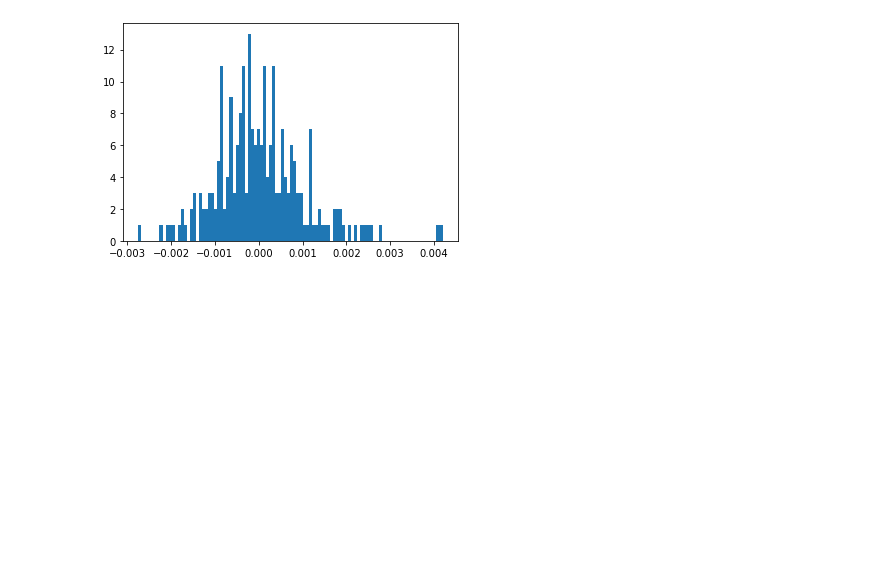
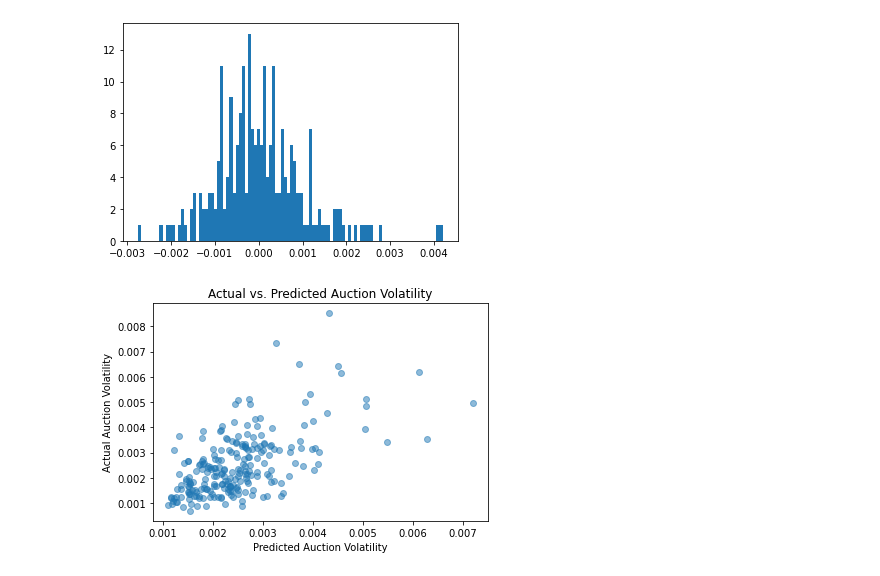
Before and after one commit to matthew-lim/Vanguard-Volatility-Project, a Jupyter notebook: EWMA_Models-1A,1B,1C.ipynb, the cells around one changed output. Saved outputs shown, nothing was run; the diff lists cells and outputs as text; code cells hidden in the pictures; blank space fills up the shorter version.

```diff
--- a/EWMA_Models-1A,1B,1C.ipynb
+++ b/EWMA_Models-1A,1B,1C.ipynb
@@ -256,6 +256,6 @@ volatility_df['volatility_ewma20_auction_1c'] = volatility_df['daily_volatility_
 # %%
 df_mod1C = pd.DataFrame()
 df_mod1C['Date'] = volatility_df['Date'][20:]
-df_mod1C['Actual Volatility'] = volatility_df['auction'][20:]
-df_mod1C['Predicted Volatility'] = volatility_df['volatility_ewma20_auction_1c'][20:]
+df_mod1C['Actual_Volatility'] = volatility_df['auction'][20:]
+df_mod1C['Predicted_Volatility'] = volatility_df['volatility_ewma20_auction_1c'][20:]
 # %%
@@ -277,3 +277,14 @@ plt.hist(df_mod1C['Actual Volatility'] - df_mod1C['Predicted Volatility'], bins=
 plt.show()
 # %% [output]
 [figure]
+# %%
+import matplotlib.lines as mlines
+
+plt.scatter(df_mod1C['Predicted_Volatility'], df_mod1C['Actual_Volatility'], alpha=0.5)
+plt.xlabel("Predicted Auction Volatility")
+# plt.xlim([0.0005, 0.0060])
+plt.ylabel("Actual Auction Volatility")
+plt.title('Actual vs. Predicted Auction Volatility')
+plt.show()
+# %% [output]
+[figure, added]
```
Also changed, not shown: parts of 5 cells of this notebook.
